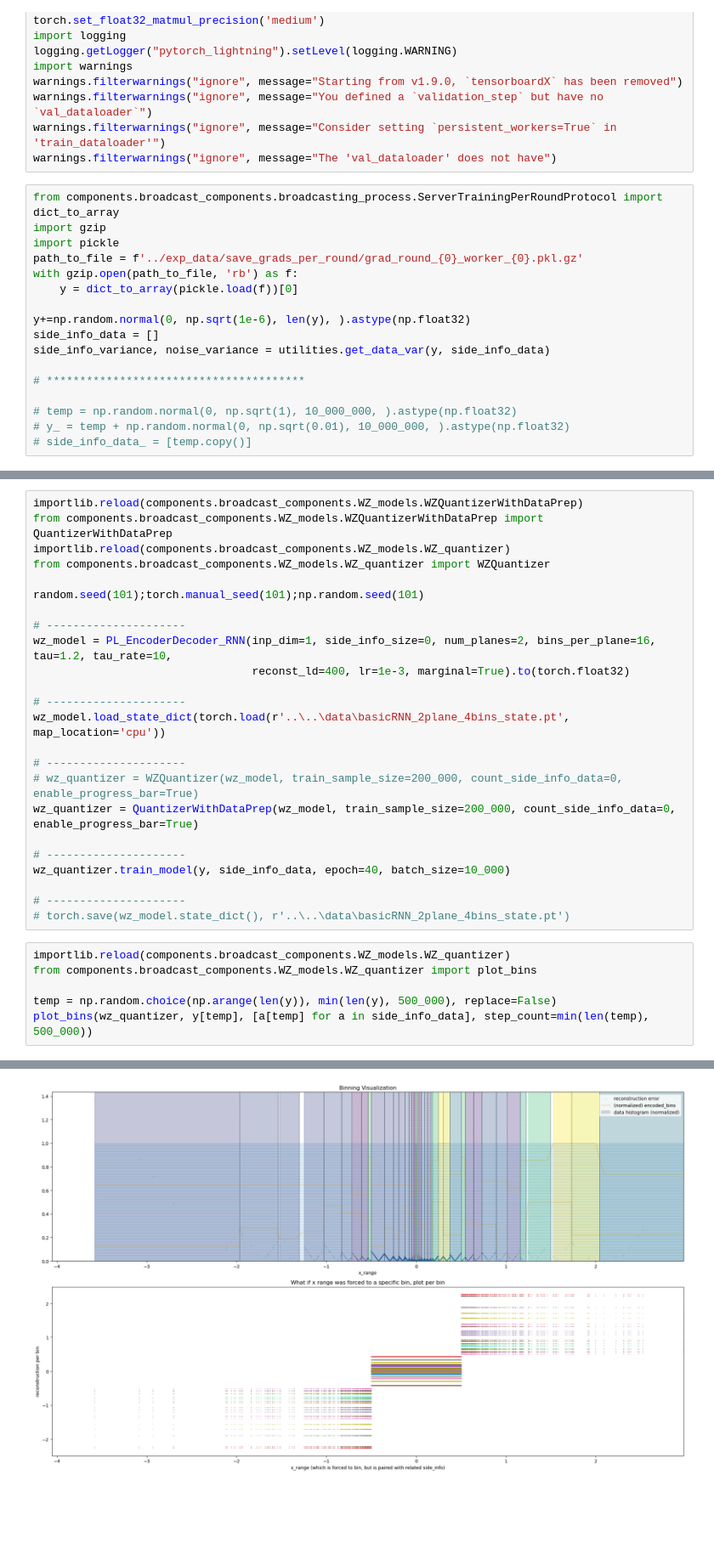
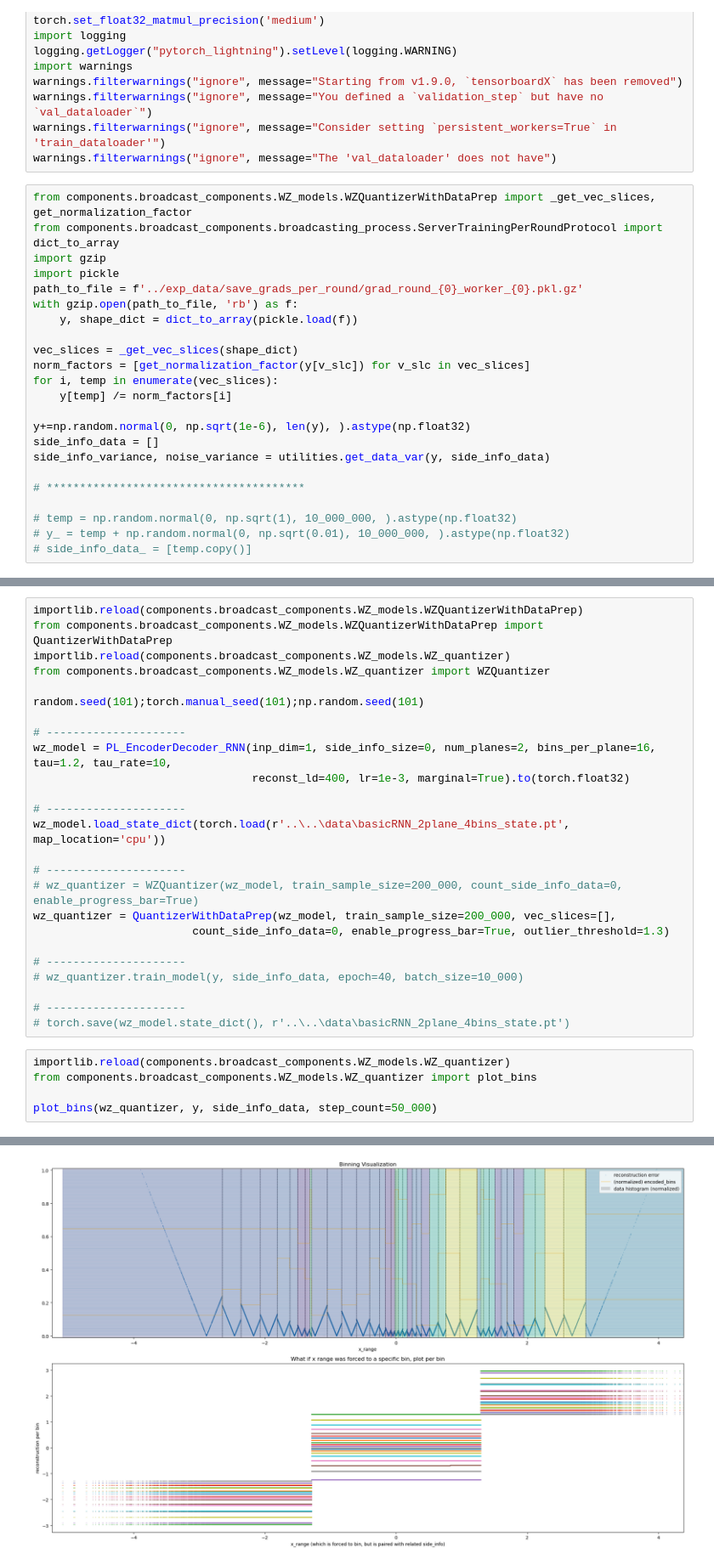
Before and after one commit to HosseinOutward/VUB-ACS-25_Thesis, a Jupyter notebook: experiments/make_basic_rnn_model/make_basic_rnn_model.ipynb, the cells around one changed output, grey strips where cells are left out. Shown: that part at 85% size. Saved outputs shown, nothing was run; the diff lists cells and outputs as text; blank space fills up the shorter version.

Commit message:
switched the all-out protocol to the new quantizer and removed the data prep functions

```diff
--- a/experiments/make_basic_rnn_model/make_basic_rnn_model.ipynb
+++ b/experiments/make_basic_rnn_model/make_basic_rnn_model.ipynb
@@ -20,12 +20,18 @@ warnings.filterwarnings("ignore", message="You defined a `validation_step` but h
 warnings.filterwarnings("ignore", message="Consider setting `persistent_workers=True` in 'train_dataloader'")
 warnings.filterwarnings("ignore", message="The 'val_dataloader' does not have")
 # %%
+from components.broadcast_components.WZ_models.WZQuantizerWithDataPrep import _get_vec_slices, get_normalization_factor
 from components.broadcast_components.broadcasting_process.ServerTrainingPerRoundProtocol import dict_to_array
 import gzip
 import pickle
 path_to_file = f'../exp_data/save_grads_per_round/grad_round_{0}_worker_{0}.pkl.gz'
 with gzip.open(path_to_file, 'rb') as f:
-    y = dict_to_array(pickle.load(f))[0]
+    y, shape_dict = dict_to_array(pickle.load(f))
+
+vec_slices = _get_vec_slices(shape_dict)
+norm_factors = [get_normalization_factor(y[v_slc]) for v_slc in vec_slices]
+for i, temp in enumerate(vec_slices):
+    y[temp] /= norm_factors[i]
 
 y+=np.random.normal(0, np.sqrt(1e-6), len(y), ).astype(np.float32)
 side_info_data = []
@@ -64,10 +70,11 @@ wz_model.load_state_dict(torch.load(r'..\..\data\basicRNN_2plane_4bins_state.pt'
 
 # ---------------------
 # wz_quantizer = WZQuantizer(wz_model, train_sample_size=200_000, count_side_info_data=0, enable_progress_bar=True)
-wz_quantizer = QuantizerWithDataPrep(wz_model, train_sample_size=200_000, count_side_info_data=0, enable_progress_bar=True)
+wz_quantizer = QuantizerWithDataPrep(wz_model, train_sample_size=200_000, vec_slices=[],
+                        count_side_info_data=0, enable_progress_bar=True, outlier_threshold=1.3)
 
 # ---------------------
-wz_quantizer.train_model(y, side_info_data, epoch=40, batch_size=10_000)
+# wz_quantizer.train_model(y, side_info_data, epoch=40, batch_size=10_000)
 
 # ---------------------
 # torch.save(wz_model.state_dict(), r'..\..\data\basicRNN_2plane_4bins_state.pt')
@@ -75,6 +82,5 @@ wz_quantizer.train_model(y, side_info_data, epoch=40, batch_size=10_000)
 importlib.reload(components.broadcast_components.WZ_models.WZ_quantizer)
 from components.broadcast_components.WZ_models.WZ_quantizer import plot_bins
 
-temp = np.random.choice(np.arange(len(y)), min(len(y), 500_000), replace=False)
-plot_bins(wz_quantizer, y[temp], [a[temp] for a in side_info_data], step_count=min(len(temp), 500_000))
+plot_bins(wz_quantizer, y, side_info_data, step_count=50_000)
 # %% [output]
@@ -82,4 +88,4 @@ bins used: 19
-[figure, old version]
+[figure, new version]
 # %%
 importlib.reload(components.broadcast_components.WZ_models.wz_quant_RNN)
 importlib.reload(utilities)
```
Also changed, not shown: parts of 5 cells of this notebook, 8 other files.
